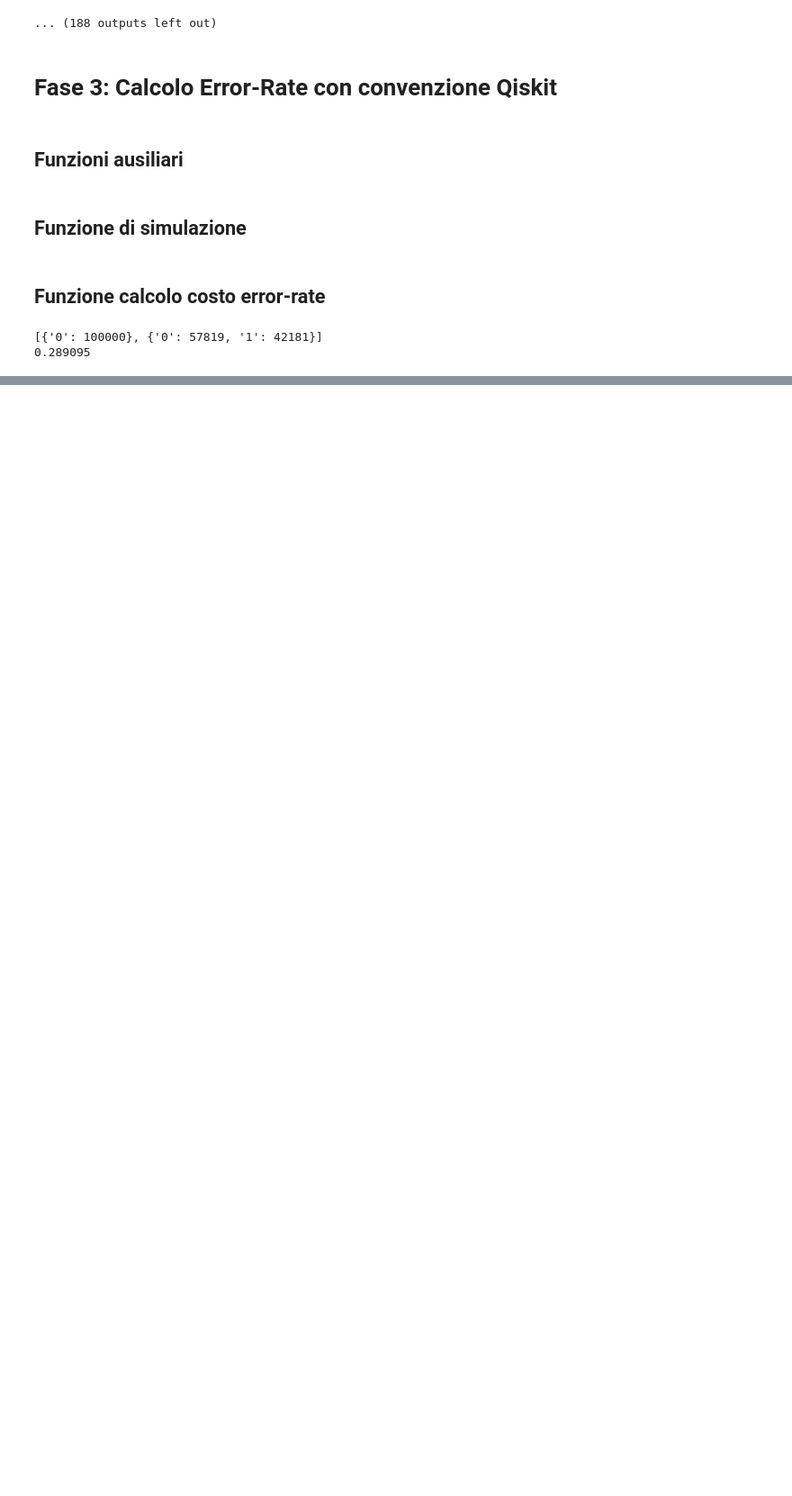
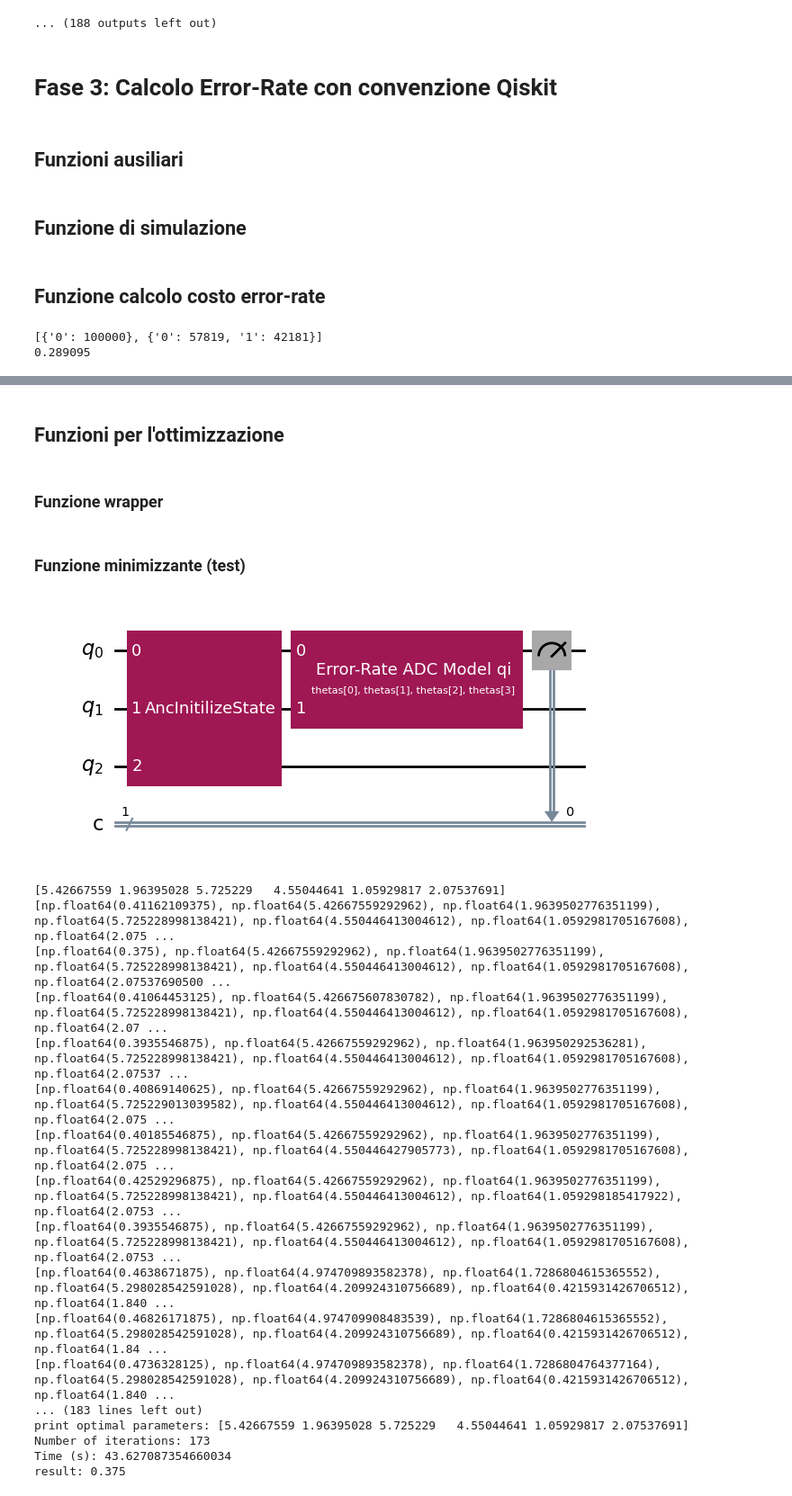
Before and after one commit to remgabryldel/quantum-amplitude-damping-channel, a Jupyter notebook: q_a_d.ipynb, the cells around one changed output, grey strips where cells are left out. Shown at 90% size. Drawn from its saved outputs; the diff is of its cells as text; code cells hidden in the pictures; blank space fills up the shorter version.

Commit message:
eseguita un'altra simulazione e test con BFGS

```diff
--- a/q_a_d.ipynb
+++ b/q_a_d.ipynb
@@ -1650,0 +1653,4 @@ print(result[1])
+# %% [markdown]
+## Funzioni per l'ottimizzazione
+# %% [markdown]
+### Funzione wrapper
@@ -1650,0 +1689,58 @@ print(result[1])
+# %% [markdown]
+### Funzione minimizzante (test)
+# %%
+thetas = ParameterVector("thetas", 4)
+# Crea il circuito parametrico, con iperparametri definiti (stato iniziale e damping)
+qc = circuitERADC_with_Ancilla_parametrized_qi(0.3,thetas,theta_to_noise(0))
+# aggiungiere misure o ulteriori gate o operatori ai fini della simulazione
+qc.add_register(0,1)
+
+qc.measure(0,0)
+
+display(qc.draw("mpl"))
+
+# x0 = np.ones(qc.num_parameters*2)
+x0 = np.random.uniform(0, 2 * np.pi, size=6)
+print(x0)
+start_time = time.time()
+
+cost_history = []
+
+cost_wrapper_scipy(x0,qc, 10000, thetas, cost_history)
+result = minimize(
+    cost_wrapper_scipy,
+    x0,
+    args=(qc, 100000, thetas, cost_history),
+    method="BFGS",
+    # bounds=np.array([(0, 2*np.pi)] * 6),
+    tol = 0.0000001,
+    options={"maxiter": 10000,
+             "disp": True,
+            }
+)
+end_time = time.time()
+execution_time = end_time - start_time
+print(result)
+print(f"""print optimal parameters: {result.x}""")
+print(f"""Number of iterations: {result.nfev}""")
+print(f"""Time (s): {execution_time}""")
+print(f"""result: {result.fun}""")
+# %% [output]
+[figure, added]
+[5.42667559 1.96395028 5.725229   4.55044641 1.05929817 2.07537691]
+[np.float64(0.41162109375), np.float64(5.42667559292962), np.float64(1.9639502776351199), np.float64(5.725228998138421), np.float64(4.550446413004612), np.float64(1.0592981705167608), np.float64(2.075 ...
+[np.float64(0.375), np.float64(5.42667559292962), np.float64(1.9639502776351199), np.float64(5.725228998138421), np.float64(4.550446413004612), np.float64(1.0592981705167608), np.float64(2.07537690500 ...
+[np.float64(0.41064453125), np.float64(5.426675607830782), np.float64(1.9639502776351199), np.float64(5.725228998138421), np.float64(4.550446413004612), np.float64(1.0592981705167608), np.float64(2.07 ...
+[np.float64(0.3935546875), np.float64(5.42667559292962), np.float64(1.963950292536281), np.float64(5.725228998138421), np.float64(4.550446413004612), np.float64(1.0592981705167608), np.float64(2.07537 ...
+[np.float64(0.40869140625), np.float64(5.42667559292962), np.float64(1.9639502776351199), np.float64(5.725229013039582), np.float64(4.550446413004612), np.float64(1.0592981705167608), np.float64(2.075 ...
+[np.float64(0.40185546875), np.float64(5.42667559292962), np.float64(1.9639502776351199), np.float64(5.725228998138421), np.float64(4.550446427905773), np.float64(1.0592981705167608), np.float64(2.075 ...
+[np.float64(0.42529296875), np.float64(5.42667559292962), np.float64(1.9639502776351199), np.float64(5.725228998138421), np.float64(4.550446413004612), np.float64(1.059298185417922), np.float64(2.0753 ...
+[np.float64(0.3935546875), np.float64(5.42667559292962), np.float64(1.9639502776351199), np.float64(5.725228998138421), np.float64(4.550446413004612), np.float64(1.0592981705167608), np.float64(2.0753 ...
+[np.float64(0.4638671875), np.float64(4.974709893582378), np.float64(1.7286804615365552), np.float64(5.298028542591028), np.float64(4.209924310756689), np.float64(0.4215931426706512), np.float64(1.840 ...
+[np.float64(0.46826171875), np.float64(4.974709908483539), np.float64(1.7286804615365552), np.float64(5.298028542591028), np.float64(4.209924310756689), np.float64(0.4215931426706512), np.float64(1.84 ...
+[np.float64(0.4736328125), np.float64(4.974709893582378), np.float64(1.7286804764377164), np.float64(5.298028542591028), np.float64(4.209924310756689), np.float64(0.4215931426706512), np.float64(1.840 ...
+... (183 lines left out)
+print optimal parameters: [5.42667559 1.96395028 5.725229   4.55044641 1.05929817 2.07537691]
+Number of iterations: 173
+Time (s): 43.627087354660034
+result: 0.375
```
Also changed, not shown: parts of 4 cells of this notebook.
